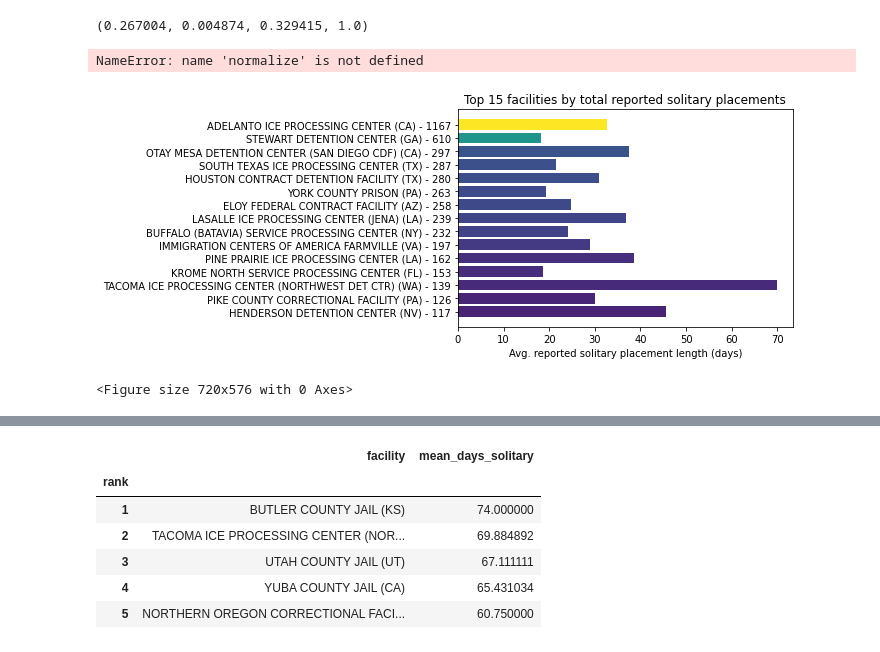
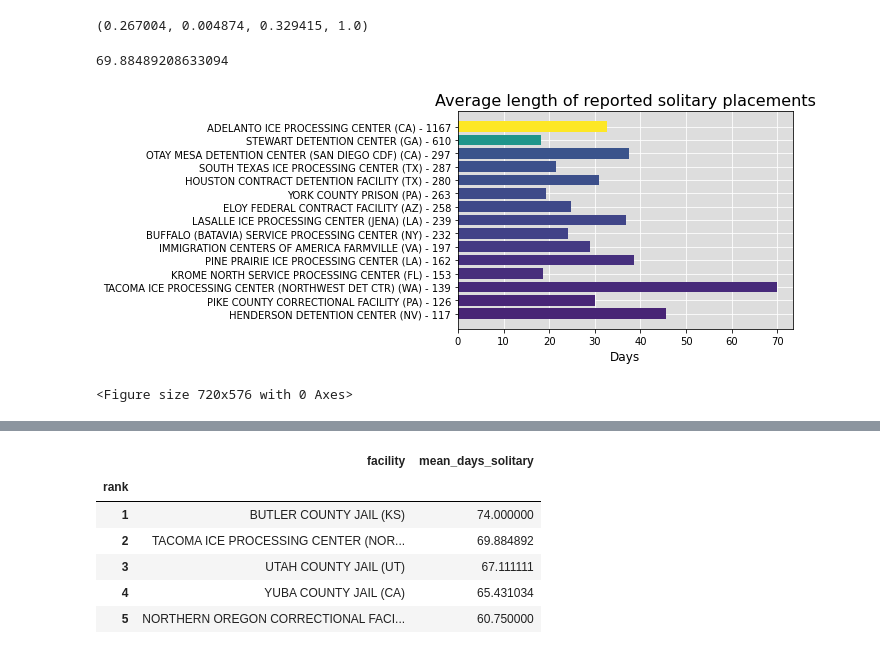
Before and after one commit to UWCHR/nwdc-seg, a Jupyter notebook: analyze/note/NWDC-analyze.ipynb, the cells around one changed output, grey strips where cells are left out. Cells and saved outputs as stored; diff of their text form; code cells hidden in the pictures.

```diff
--- a/analyze/note/NWDC-analyze.ipynb
+++ b/analyze/note/NWDC-analyze.ipynb
@@ -1170,29 +1062,36 @@ array(['HENDERSON DETENTION CENTER (NV) - 117',
 cm.viridis(0,1)
 # %% [output]
 (0.267004, 0.004874, 0.329415, 1.0)
-# %%
-normalize(data['count'])
-# %% [output]
-NameError: name 'normalize' is not defined
+# %%
+target = data.loc['TACOMA ICE PROCESSING CENTER (NORTHWEST DET CTR) (WA)']
+target['mean']
+# %% [output]
+69.88489208633094
 # %%
+target = data.loc['TACOMA ICE PROCESSING CENTER (NORTHWEST DET CTR) (WA)']
+
 fig, ax = plt.subplots()
+
+ax.set_facecolor('#DDDDDD')
+ax.set_axisbelow(True)
+ax.grid(color='#FFFFFF')
 
 fig = plt.figure(figsize=(10,8))
 
 y_pos = np.arange(len(data))
 
 ax.barh(y_pos, data['mean'], align='center', color=cm.viridis((data['count']/data['count'].max())))
 
 ax.set_yticks(y_pos)
 
 ax.set_yticklabels(edit_labels.values)
 
-ax.set_xlabel('Avg. reported solitary placement length (days)')
+ax.set_xlabel('Days', fontsize=12)
 
-ax.set_title('Top 15 facilities by total reported solitary placements')
+ax.set_title('Average length of reported solitary placements', fontsize=16)
 
 plt.tight_layout()
 plt.show();
 # %% [output]
-[figure, old version]
+[figure, new version]
 <Figure size 720x576 with 0 Axes>
```
Also changed, not shown: parts of 70 cells of this notebook.
